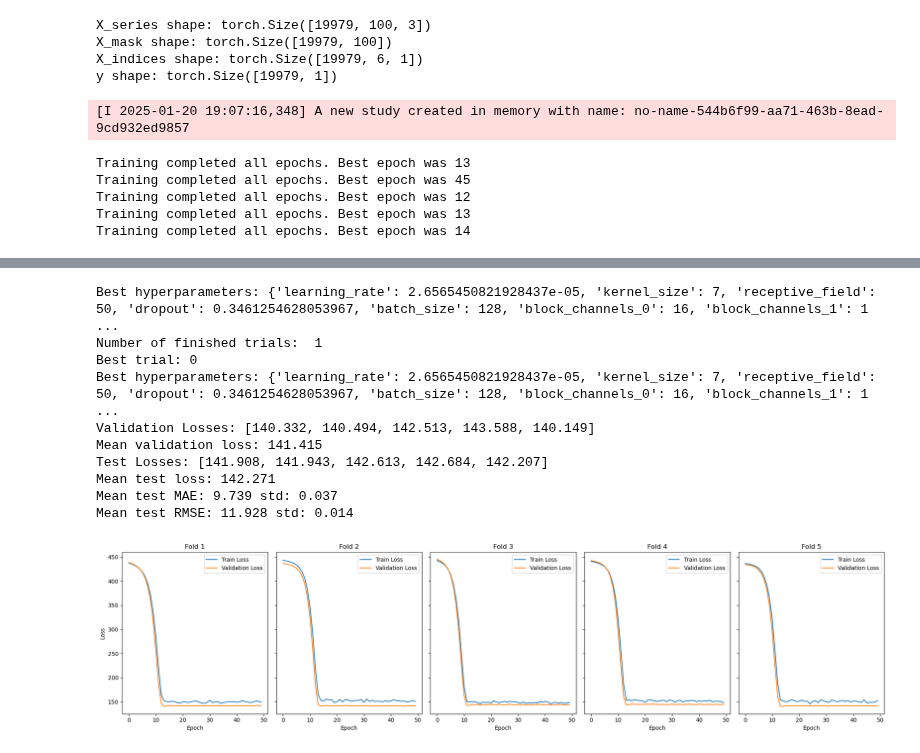
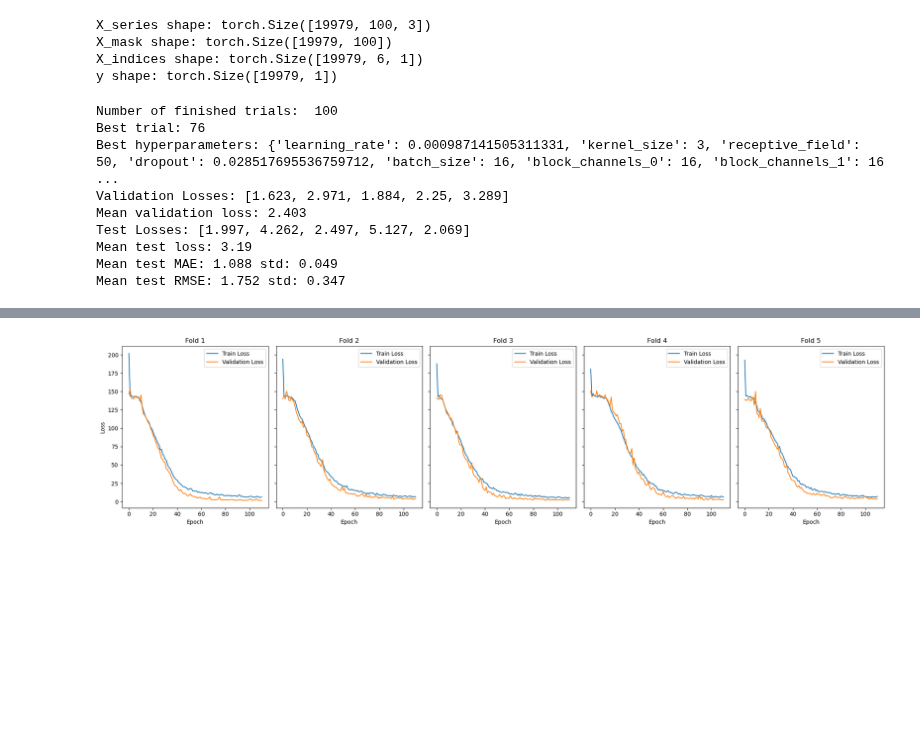
Before and after one commit to MiguelGarcaoSilva/motifpred, a Jupyter notebook: code/casestudy_syntheticdata1/casestudy_tcn.ipynb, the cells around one changed output, grey strips where cells are left out. Saved outputs shown, nothing was run; the diff lists cells and outputs as text; code cells hidden in the pictures; blank space fills up the shorter version.

```diff
--- a/code/casestudy_syntheticdata1/casestudy_tcn.ipynb
+++ b/code/casestudy_syntheticdata1/casestudy_tcn.ipynb
@@ -151,7 +151,7 @@ model_results_dir = os.path.join(RESULTS_DIR, f"{model_name}_{n_trials}_trials_{
 os.makedirs(model_results_dir, exist_ok=True)
 
 X = {"X_series": X_series}
-run_optuna_study(pipeline.run_cross_val, TemporalConvNet, model_type, suggestion_dict, model_params_keys, seed, X, y, NORMALIZE_FLAGS, model_results_dir, n_trials=n_trials, num_epochs=num_epochs)
+#run_optuna_study(pipeline.run_cross_val, TemporalConvNet, model_type, suggestion_dict, model_params_keys, seed, X, y, NORMALIZE_FLAGS, model_results_dir, n_trials=n_trials, num_epochs=num_epochs)
 
 study = joblib.load(os.path.join(model_results_dir, "study.pkl"))
 print_study_results(study)
@@ -160,9 +160,12 @@ plot_best_model_results(
     save_path=os.path.join(IMAGES_DIR, f"{model_name}_{n_trials}_trials_{num_epochs}_epochs_losses.png")
 )
 # %% [output]
-[I 2025-01-20 19:07:16,348] A new study created in memory with name: no-name-544b6f99-aa71-463b-8ead-9cd932ed9857
+Number of finished trials:  100
+Best trial: 76
+Best hyperparameters: {'learning_rate': 0.000987141505311331, 'kernel_size': 3, 'receptive_field': 50, 'dropout': 0.028517695536759712, 'batch_size': 16, 'block_channels_0': 16, 'block_channels_1': 16 ...
+Validation Losses: [1.623, 2.971, 1.884, 2.25, 3.289]
+Mean validation loss: 2.403
+Test Losses: [1.997, 4.262, 2.497, 5.127, 2.069]
+Mean test loss: 3.19
+Mean test MAE: 1.088 std: 0.049
+Mean test RMSE: 1.752 std: 0.347
-Training completed all epochs. Best epoch was 13
-Training completed all epochs. Best epoch was 45
-Training completed all epochs. Best epoch was 12
-Training completed all epochs. Best epoch was 13
-Training completed all epochs. Best epoch was 14
@@ -170,14 +172,4 @@ Training completed all epochs. Best epoch was 14
-Best hyperparameters: {'learning_rate': 2.6565450821928437e-05, 'kernel_size': 7, 'receptive_field': 50, 'dropout': 0.3461254628053967, 'batch_size': 128, 'block_channels_0': 16, 'block_channels_1': 1 ...
-Number of finished trials:  1
-Best trial: 0
-Best hyperparameters: {'learning_rate': 2.6565450821928437e-05, 'kernel_size': 7, 'receptive_field': 50, 'dropout': 0.3461254628053967, 'batch_size': 128, 'block_channels_0': 16, 'block_channels_1': 1 ...
-Validation Losses: [140.332, 140.494, 142.513, 143.588, 140.149]
-Mean validation loss: 141.415
-Test Losses: [141.908, 141.943, 142.613, 142.684, 142.207]
-Mean test loss: 142.271
-Mean test MAE: 9.739 std: 0.037
-Mean test RMSE: 11.928 std: 0.014
-[figure, old version]
+[figure, new version]
 # %%
 from models.tcn_pytorch import TemporalConvNet
 from utils.utils import print_study_results, plot_best_model_results
```
Also changed, not shown: parts of 2 cells of this notebook, 11 other files.
